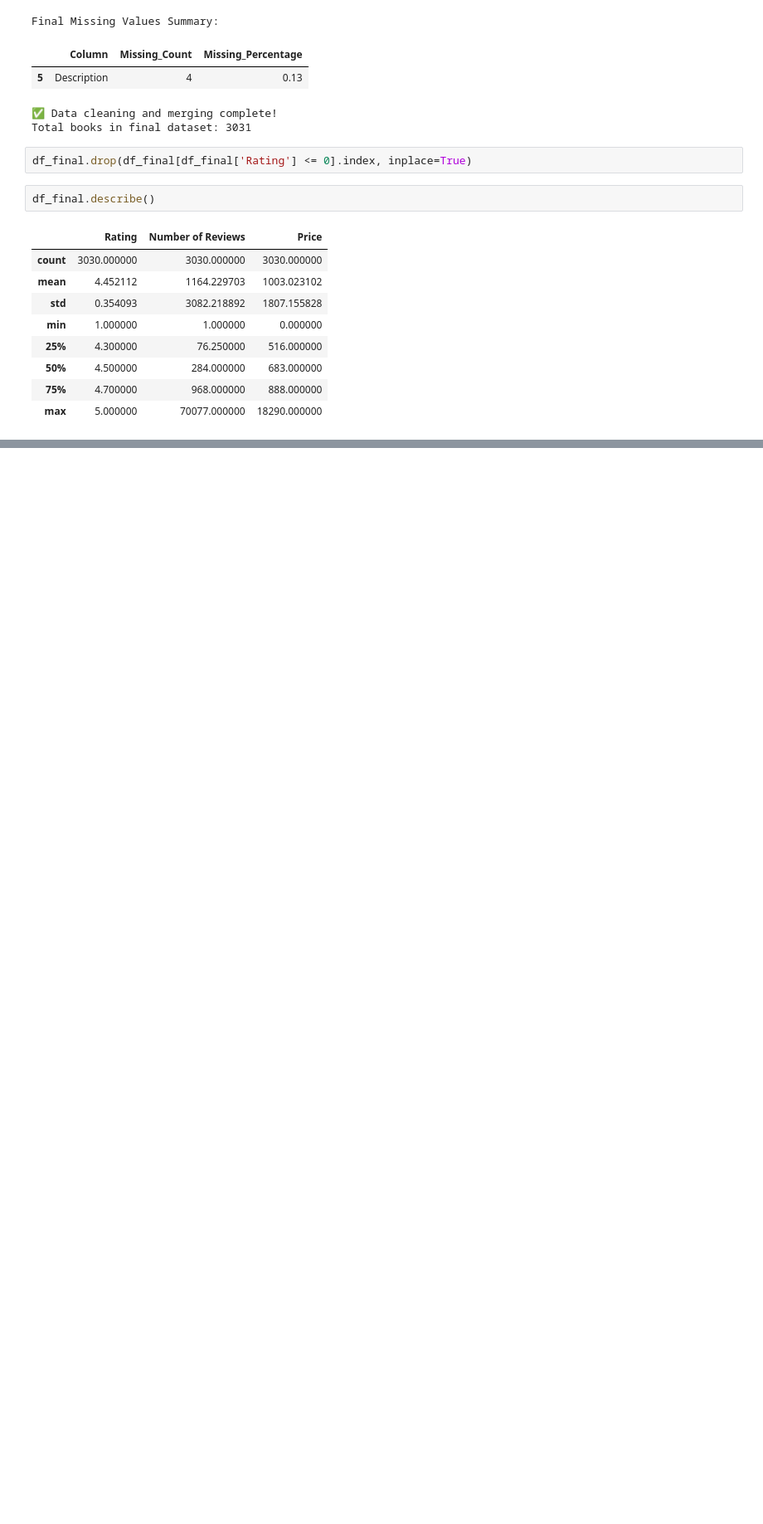
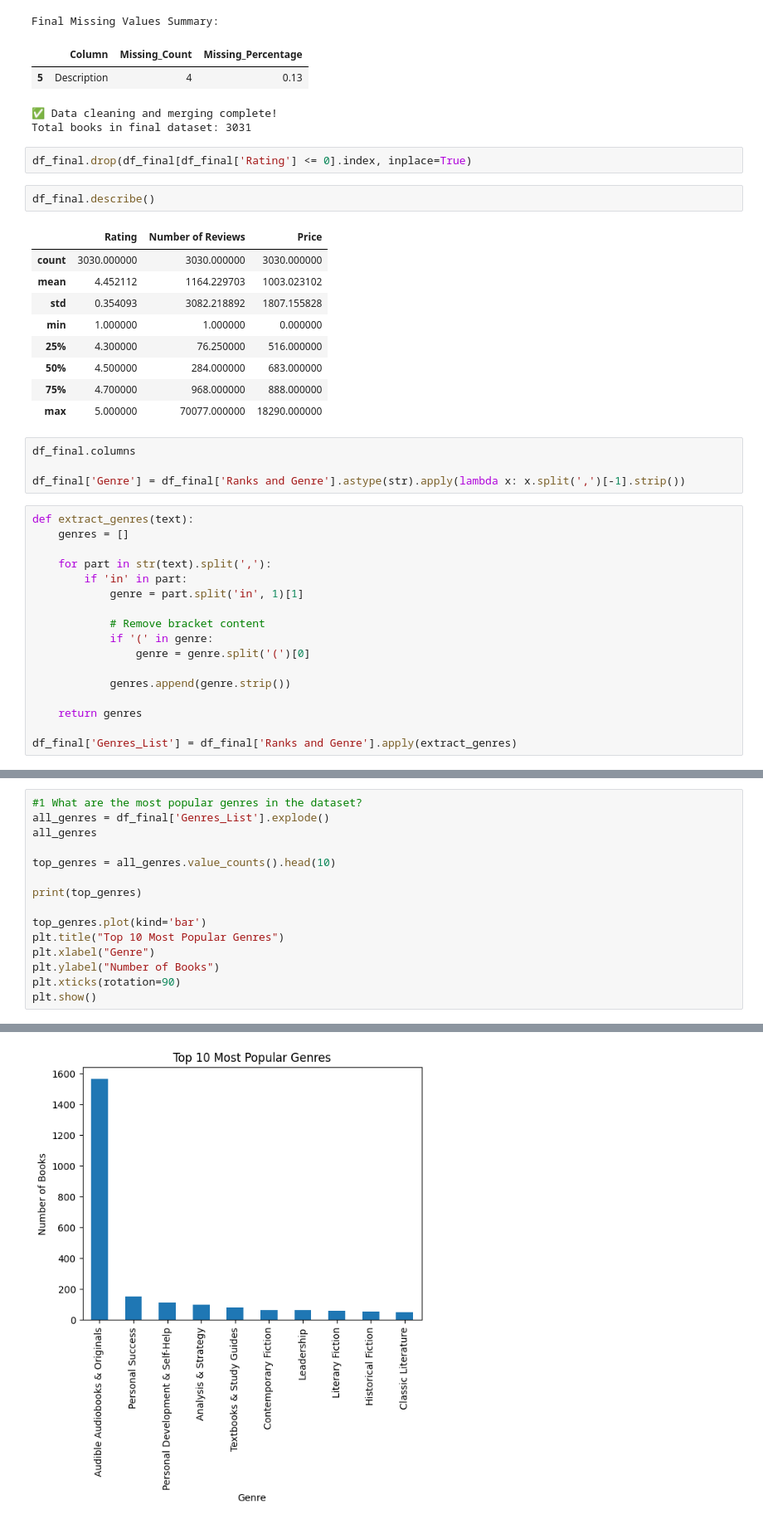
Before and after one commit to surya1626/audible-insights-book-recommendation, a Jupyter notebook: notebooks/index.ipynb, the cells around one changed output, grey strips where cells are left out. Shown at 83% size. Saved outputs shown, nothing was run; the diff lists cells and outputs as text; blank space fills up the shorter version.

```diff
--- a/notebooks/index.ipynb
+++ b/notebooks/index.ipynb
@@ -235,3 +242,24 @@ df_final.describe()
 | 50% | 4.500000 | 284.000000 | 683.000000 |
 | 75% | 4.700000 | 968.000000 | 888.000000 |
 | max | 5.000000 | 70077.000000 | 18290.000000 |
+# %%
+df_final.columns
+
+df_final['Genre'] = df_final['Ranks and Genre'].astype(str).apply(lambda x: x.split(',')[-1].strip())
+# %%
+def extract_genres(text):
+    genres = []
+
+    for part in str(text).split(','):
+        if 'in' in part:
+            genre = part.split('in', 1)[1]
+
+            # Remove bracket content
+            if '(' in genre:
+                genre = genre.split('(')[0]
+
+            genres.append(genre.strip())
+
+    return genres
+
+df_final['Genres_List'] = df_final['Ranks and Genre'].apply(extract_genres)
@@ -237,0 +284,16 @@ df_final.describe()
+# %%
+#1 What are the most popular genres in the dataset?
+all_genres = df_final['Genres_List'].explode()
+all_genres
+
+top_genres = all_genres.value_counts().head(10)
+
+print(top_genres)
+
+top_genres.plot(kind='bar')
+plt.title("Top 10 Most Popular Genres")
+plt.xlabel("Genre")
+plt.ylabel("Number of Books")
+plt.xticks(rotation=90)
+plt.show()
+# %% [output]
@@ -237,0 +312 @@ df_final.describe()
+[figure, added]
```
Also changed, not shown: parts of 19 cells of this notebook, 7 other files.
